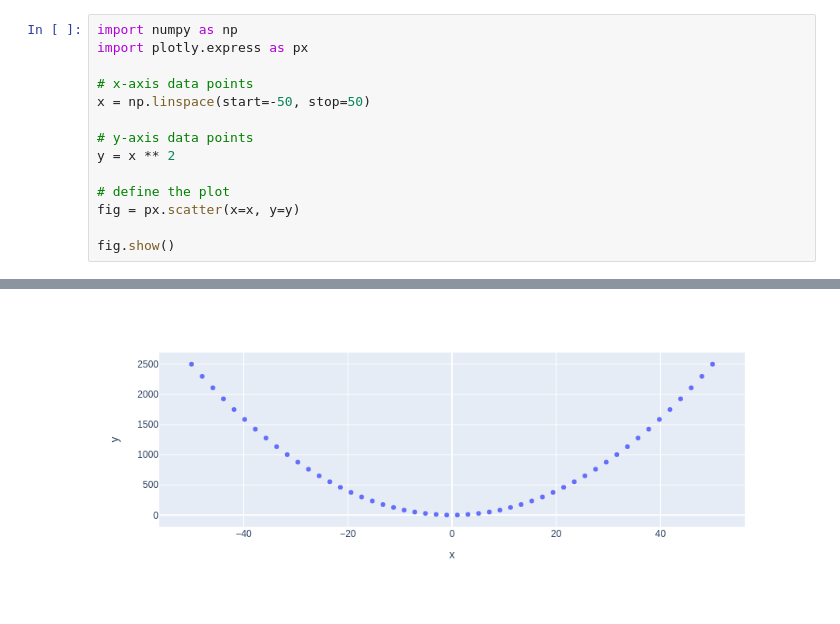
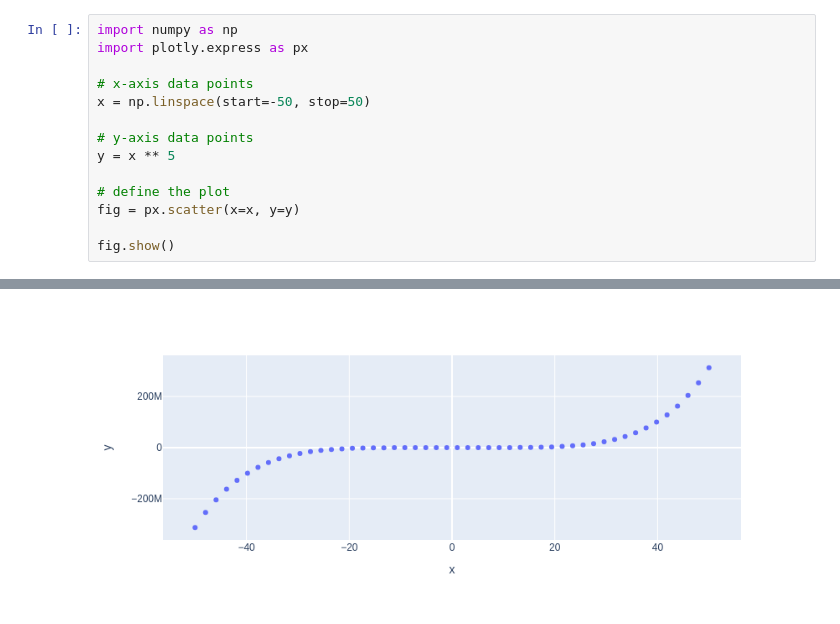
Before and after one commit to abdulrahmansamy/my-notebooks-repo, a Jupyter notebook: experiment2.ipynb, the cells around one changed output, grey strips where cells are left out. Cells and saved outputs as stored; diff of their text form.

```diff
--- a/experiment2.ipynb
+++ b/experiment2.ipynb
@@ -6,7 +6,7 @@ import plotly.express as px
 x = np.linspace(start=-50, stop=50)
 
 # y-axis data points
-y = x ** 2
+y = x ** 5
 
 # define the plot
 fig = px.scatter(x=x, y=y)
@@ -17 +16 @@ fig.show()
-[figure, old version]
+[figure, new version]
```
Also changed, not shown: parts of 1 cell of this notebook.
